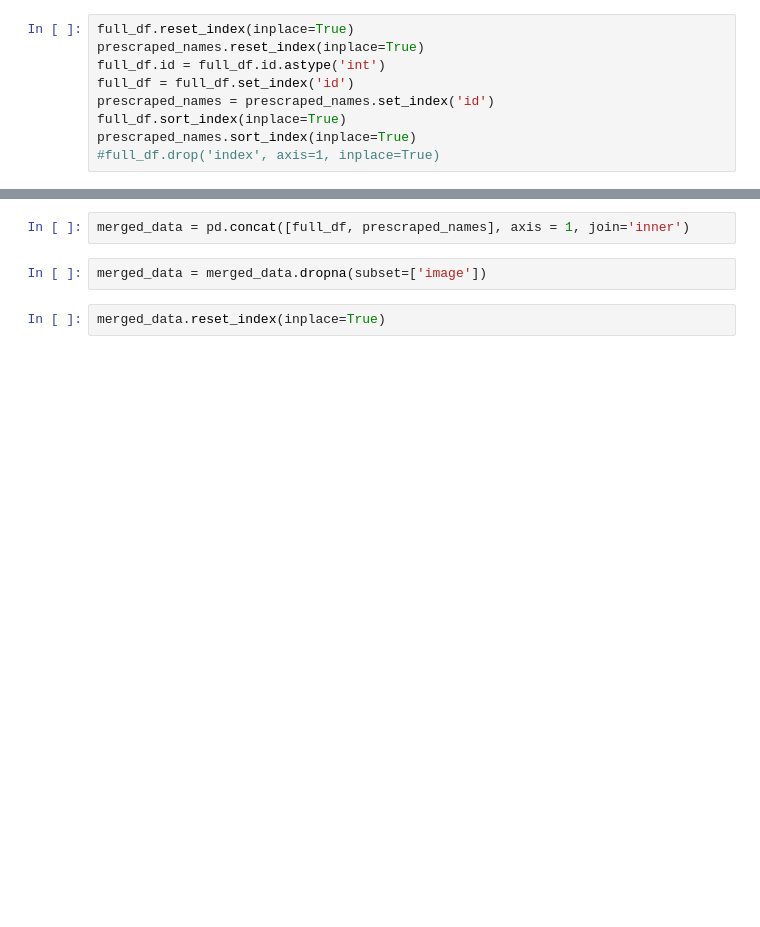
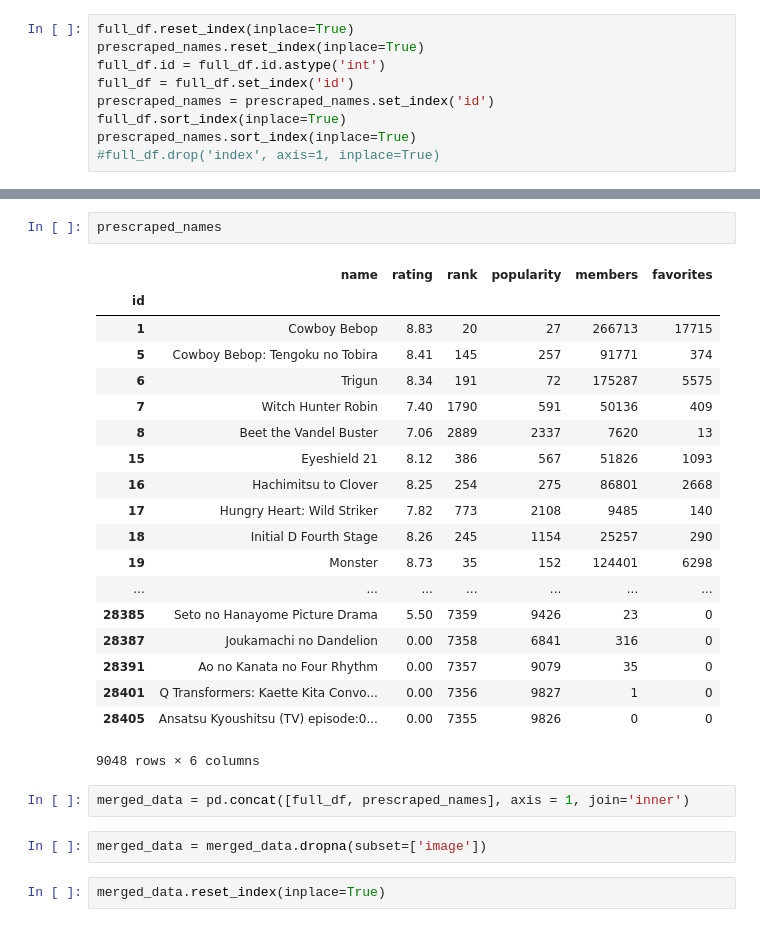
Before and after one commit to kennethjmyers/Metis-Projects, a Jupyter notebook: fletcher/anime_clusterer/mal_scraping.ipynb, the cells around one changed output, grey strips where cells are left out. Cells and saved outputs as stored; diff of their text form; blank space fills up the shorter version.

```diff
--- a/fletcher/anime_clusterer/mal_scraping.ipynb
+++ b/fletcher/anime_clusterer/mal_scraping.ipynb
@@ -124,3 +145,25 @@ prescraped_names.sort_index(inplace=True)
+# %%
+prescraped_names
+# %% [output]
+|  | name | rating | rank | popularity | members | favorites |
+| id |  |  |  |  |  |  |
+| 1 | Cowboy Bebop | 8.83 | 20 | 27 | 266713 | 17715 |
+| 5 | Cowboy Bebop: Tengoku no Tobira | 8.41 | 145 | 257 | 91771 | 374 |
+| 6 | Trigun | 8.34 | 191 | 72 | 175287 | 5575 |
+| 7 | Witch Hunter Robin | 7.40 | 1790 | 591 | 50136 | 409 |
+| 8 | Beet the Vandel Buster | 7.06 | 2889 | 2337 | 7620 | 13 |
+| 15 | Eyeshield 21 | 8.12 | 386 | 567 | 51826 | 1093 |
+| 16 | Hachimitsu to Clover | 8.25 | 254 | 275 | 86801 | 2668 |
+| 17 | Hungry Heart: Wild Striker | 7.82 | 773 | 2108 | 9485 | 140 |
+| 18 | Initial D Fourth Stage | 8.26 | 245 | 1154 | 25257 | 290 |
+| 19 | Monster | 8.73 | 35 | 152 | 124401 | 6298 |
+| ... | ... | ... | ... | ... | ... | ... |
+| 28385 | Seto no Hanayome Picture Drama | 5.50 | 7359 | 9426 | 23 | 0 |
+| 28387 | Joukamachi no Dandelion | 0.00 | 7358 | 6841 | 316 | 0 |
+| 28391 | Ao no Kanata no Four Rhythm | 0.00 | 7357 | 9079 | 35 | 0 |
+| 28401 | Q Transformers: Kaette Kita Convo... | 0.00 | 7356 | 9827 | 1 | 0 |
+| 28405 | Ansatsu Kyoushitsu (TV) episode:0... | 0.00 | 7355 | 9826 | 0 | 0 |
+9048 rows × 6 columns
 # %%
 merged_data = pd.concat([full_df, prescraped_names], axis = 1, join='inner')
 # %%
```
Also changed, not shown: parts of 5 cells of this notebook, 3 other files.
